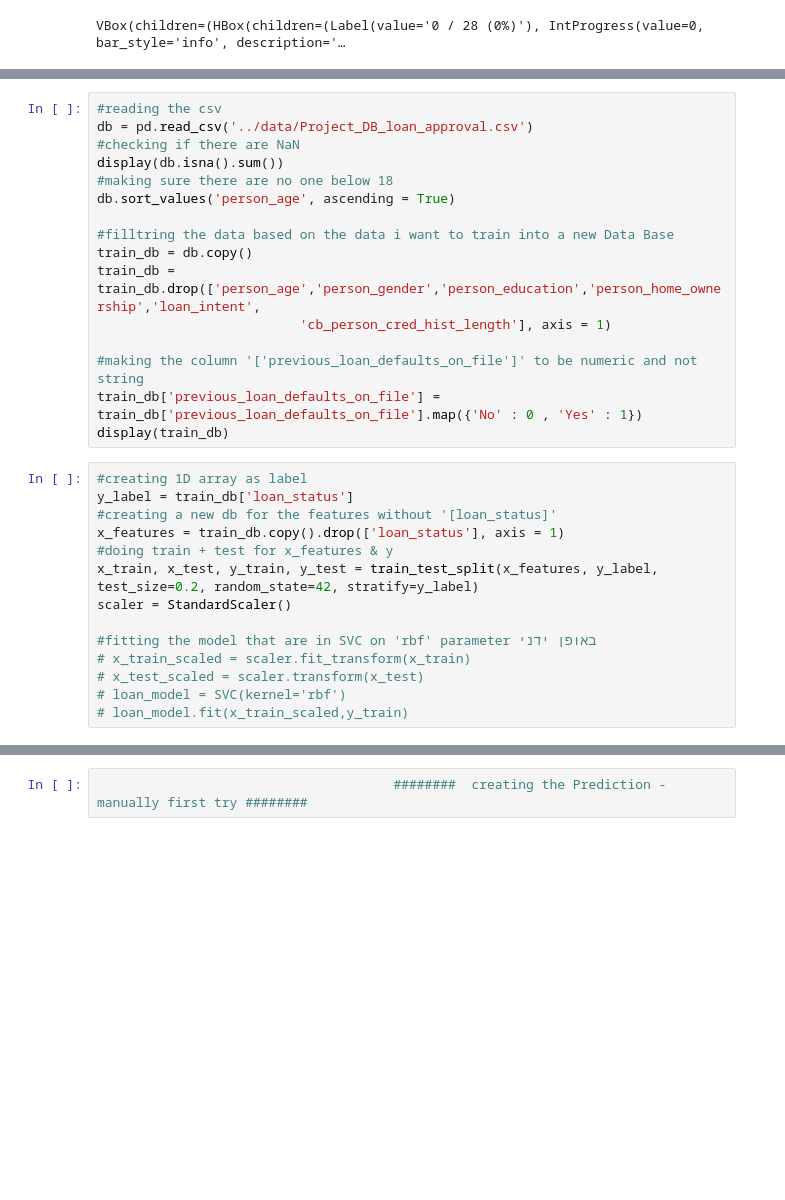
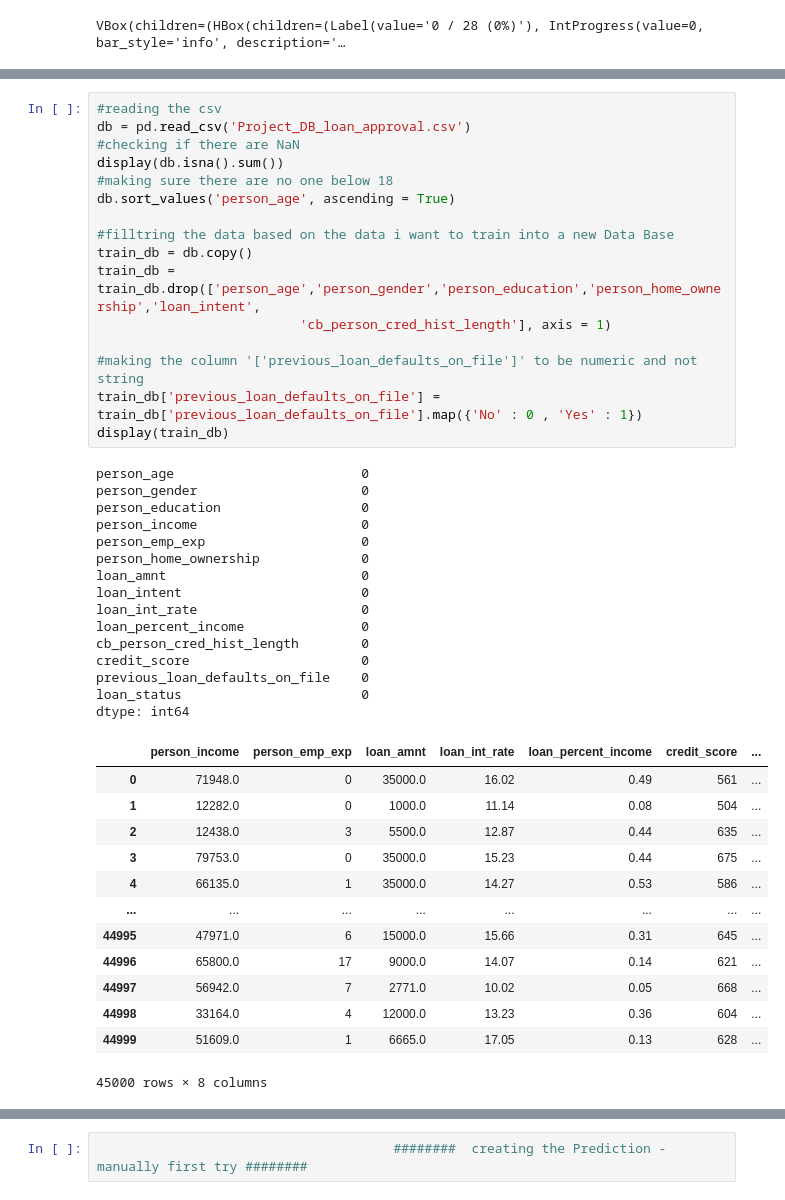
Before and after one commit to Liran-Martfel/Loan-aprroval-project, a Jupyter notebook: notebooks/exploration.ipynb, the cells around one changed output, grey strips where cells are left out. Drawn from its saved outputs; the diff is of its cells as text; blank space fills up the shorter version.

```diff
--- a/notebooks/exploration.ipynb
+++ b/notebooks/exploration.ipynb
@@ -139,31 +140,46 @@ import matplotlib.pyplot as plt
 import seaborn as sns
 # %%
 #reading the csv
-db = pd.read_csv('../data/Project_DB_loan_approval.csv')
+db = pd.read_csv('Project_DB_loan_approval.csv')
 #checking if there are NaN
 display(db.isna().sum())
 #making sure there are no one below 18
 db.sort_values('person_age', ascending = True)
 
 #filltring the data based on the data i want to train into a new Data Base
 train_db = db.copy()
 train_db = train_db.drop(['person_age','person_gender','person_education','person_home_ownership','loan_intent',
                           'cb_person_cred_hist_length'], axis = 1)
 
 #making the column '['previous_loan_defaults_on_file']' to be numeric and not string
 train_db['previous_loan_defaults_on_file'] = train_db['previous_loan_defaults_on_file'].map({'No' : 0 , 'Yes' : 1})
 display(train_db)
+# %% [output]
+person_age                        0
+person_gender                     0
+person_education                  0
+person_income                     0
+person_emp_exp                    0
+person_home_ownership             0
+loan_amnt                         0
+loan_intent                       0
+loan_int_rate                     0
+loan_percent_income               0
+cb_person_cred_hist_length        0
+credit_score                      0
+previous_loan_defaults_on_file    0
+loan_status                       0
+dtype: int64
+|  | person_income | person_emp_exp | loan_amnt | loan_int_rate | loan_percent_income | credit_score | ... |
+| 0 | 71948.0 | 0 | 35000.0 | 16.02 | 0.49 | 561 | ... |
+| 1 | 12282.0 | 0 | 1000.0 | 11.14 | 0.08 | 504 | ... |
+| 2 | 12438.0 | 3 | 5500.0 | 12.87 | 0.44 | 635 | ... |
+| 3 | 79753.0 | 0 | 35000.0 | 15.23 | 0.44 | 675 | ... |
+| 4 | 66135.0 | 1 | 35000.0 | 14.27 | 0.53 | 586 | ... |
+| ... | ... | ... | ... | ... | ... | ... | ... |
+| 44995 | 47971.0 | 6 | 15000.0 | 15.66 | 0.31 | 645 | ... |
+| 44996 | 65800.0 | 17 | 9000.0 | 14.07 | 0.14 | 621 | ... |
+| 44997 | 56942.0 | 7 | 2771.0 | 10.02 | 0.05 | 668 | ... |
+| 44998 | 33164.0 | 4 | 12000.0 | 13.23 | 0.36 | 604 | ... |
+| 44999 | 51609.0 | 1 | 6665.0 | 17.05 | 0.13 | 628 | ... |
+45000 rows × 8 columns
-# %%
-#creating 1D array as label
-y_label = train_db['loan_status']
-#creating a new db for the features without '[loan_status]'
-x_features = train_db.copy().drop(['loan_status'], axis = 1)
-#doing train + test for x_features & y
-x_train, x_test, y_train, y_test = train_test_split(x_features, y_label, test_size=0.2, random_state=42, stratify=y_label)
-scaler = StandardScaler()
-
-#fitting the model that are in SVC on 'rbf' parameter באופן ידני
-# x_train_scaled = scaler.fit_transform(x_train)
-# x_test_scaled = scaler.transform(x_test)
-# loan_model = SVC(kernel='rbf')
-# loan_model.fit(x_train_scaled,y_train)
```
Also changed, not shown: parts of 3 cells of this notebook.
